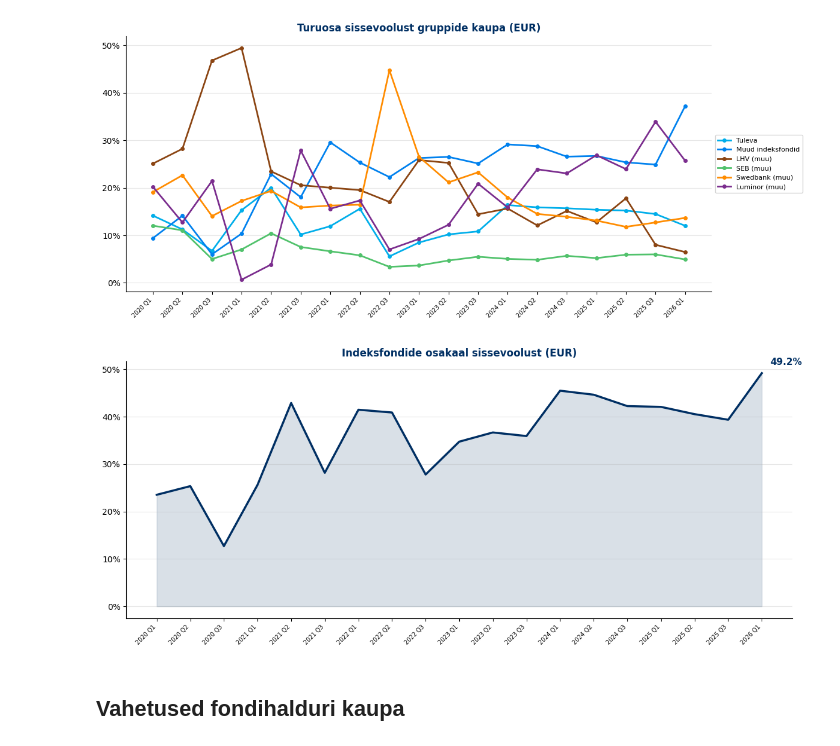
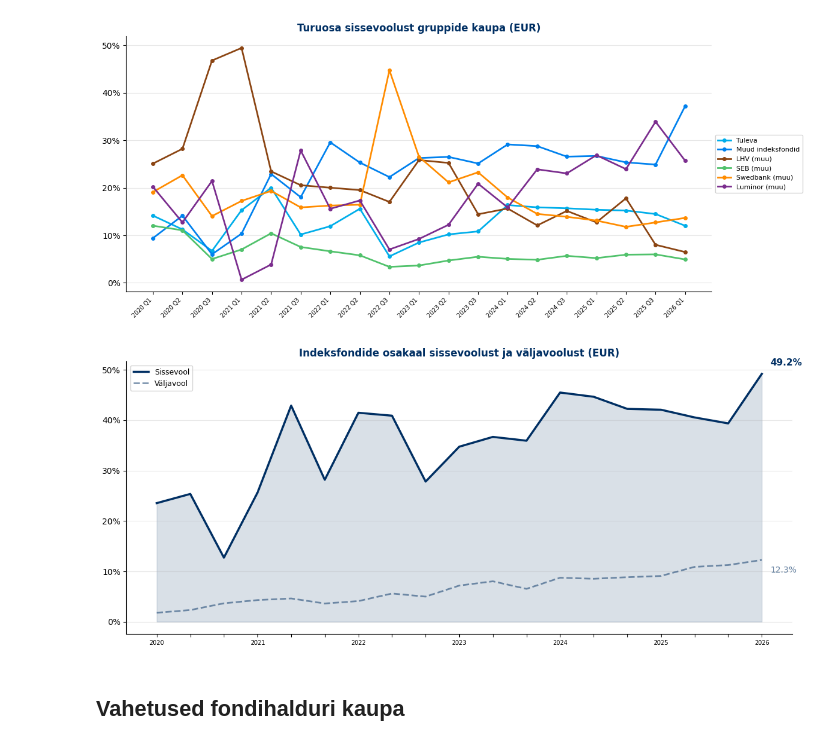
Before and after one commit to TulevaEE/reporting-engine, a Jupyter notebook: reports/adhoc/ii_pillar_switching.ipynb, the cells around one changed output. Drawn from its saved outputs; the diff is of its cells as text; code cells hidden in the pictures.

```diff
--- a/reports/adhoc/ii_pillar_switching.ipynb
+++ b/reports/adhoc/ii_pillar_switching.ipynb
@@ -165,7 +165,13 @@ def get_fund_colors(manager, n):
         colors.append(tuple(1 - factor * (1 - c) for c in rgb))
     return colors[::-1]
 
-def plot_fund_grid(df, metric, title, y_formatter, y_max=None):
+# Build x-axis labels: show year at Q1, empty otherwise; tick at every period
+PERIOD_XLABELS = []
+for label in PERIOD_LABELS:
+    year, q = label.split(' ')
+    PERIOD_XLABELS.append(year if q == 'Q1' else '')
+
+def plot_fund_grid(df, metric, title, y_formatter, y_max=None, y_ticks=None):
     fig, axes = plt.subplots(2, 3, figsize=(14, 7), sharey=True)
     axes_flat = axes.flatten()
 
@@ -191,9 +197,12 @@ def plot_fund_grid(df, metric, title, y_formatter, y_max=None):
         ax.set_title(manager, fontsize=11, fontweight='bold', color=TULEVA_NAVY)
         if y_max:
             ax.set_ylim(0, y_max)
+            ax.set_clip_on(False)
+        if y_ticks is not None:
+            ax.set_yticks(y_ticks)
         ax.yaxis.set_major_formatter(mticker.FuncFormatter(y_formatter))
         ax.set_xticks(range(len(PERIOD_LABELS)))
-        ax.set_xticklabels(PERIOD_LABELS, rotation=45, ha='right', fontsize=6)
+        ax.set_xticklabels(PERIOD_XLABELS, fontsize=7)
         ax.grid(axis='y', alpha=0.3)
         ax.legend(fontsize=6, loc='upper left', framealpha=0.9, ncol=2)
 
@@ -204,5 +213,6 @@ def plot_fund_grid(df, metric, title, y_formatter, y_max=None):
 
 plot_fund_grid(df, 'inflow_count',
     'Sissevool fondide kaupa (isikute arv vahetusperioodil)',
-    lambda x, p: f'{x/1000:.0f}k' if x >= 1000 else f'{x:.0f}')
+    lambda x, p: f'{x/1000:.0f}k' if x >= 1000 else f'{x:.0f}',
+    y_max=4000, y_ticks=[0, 1000, 2000, 3000])
 # %% [output]
@@ -323,27 +336,34 @@ plt.show()
 # %% [output]
 [figure]
 # %%
-# Combined index fund share of inflows over time
-index_share = share_in[['Tuleva', 'Muud indeksfondid']].sum(axis=1)
+# Combined index fund share of inflows and outflows over time
+share_out = pivot_out.div(pivot_out.sum(axis=1), axis=0) * 100
+index_share_in = share_in[['Tuleva', 'Muud indeksfondid']].sum(axis=1)
+index_share_out = share_out[['Tuleva', 'Muud indeksfondid']].sum(axis=1)
 
 fig, ax = plt.subplots(figsize=(12, 5.25))
-x = range(len(index_share))
-ax.plot(x, index_share, color=TULEVA_NAVY, linewidth=2.5)
-ax.fill_between(x, index_share, alpha=0.15, color=TULEVA_NAVY)
+x = range(len(index_share_in))
+ax.plot(x, index_share_in, color=TULEVA_NAVY, linewidth=2.5, label='Sissevool')
+ax.fill_between(x, index_share_in, alpha=0.15, color=TULEVA_NAVY)
+ax.plot(x, index_share_out, color=TULEVA_NAVY, linewidth=2, linestyle='--', alpha=0.5, label='Väljavool')
 
-ax.annotate(f"{index_share.iloc[-1]:.1f}%", xy=(len(index_share)-1, index_share.iloc[-1]),
+ax.annotate(f"{index_share_in.iloc[-1]:.1f}%", xy=(len(index_share_in)-1, index_share_in.iloc[-1]),
             fontsize=11, fontweight='bold', color=TULEVA_NAVY,
             xytext=(10, 10), textcoords='offset points')
+ax.annotate(f"{index_share_out.iloc[-1]:.1f}%", xy=(len(index_share_out)-1, index_share_out.iloc[-1]),
+            fontsize=10, color=TULEVA_NAVY, alpha=0.6,
+            xytext=(10, -15), textcoords='offset points')
 
 ax.yaxis.set_major_formatter(mticker.FuncFormatter(lambda x, p: f'{x:.0f}%'))
 ax.set_xticks(range(len(PERIOD_LABELS)))
-ax.set_xticklabels(PERIOD_LABELS, rotation=45, ha='right', fontsize=7)
-ax.set_title('Indeksfondide osakaal sissevoolust (EUR)', fontsize=12, fontweight='bold', color=TULEVA_NAVY)
+ax.set_xticklabels(PERIOD_XLABELS, fontsize=7)
+ax.set_title('Indeksfondide osakaal sissevoolust ja väljavoolust (EUR)', fontsize=12, fontweight='bold', color=TULEVA_NAVY)
+ax.legend(fontsize=9)
 ax.grid(axis='y', alpha=0.3)
 fig.tight_layout()
 plt.show()
 # %% [output]
-[figure, old version]
+[figure, new version]
 # %% [markdown]
 ## Vahetused fondihalduri kaupa
 # %%
```
Also changed, not shown: parts of 7 cells of this notebook, 2 other files.
